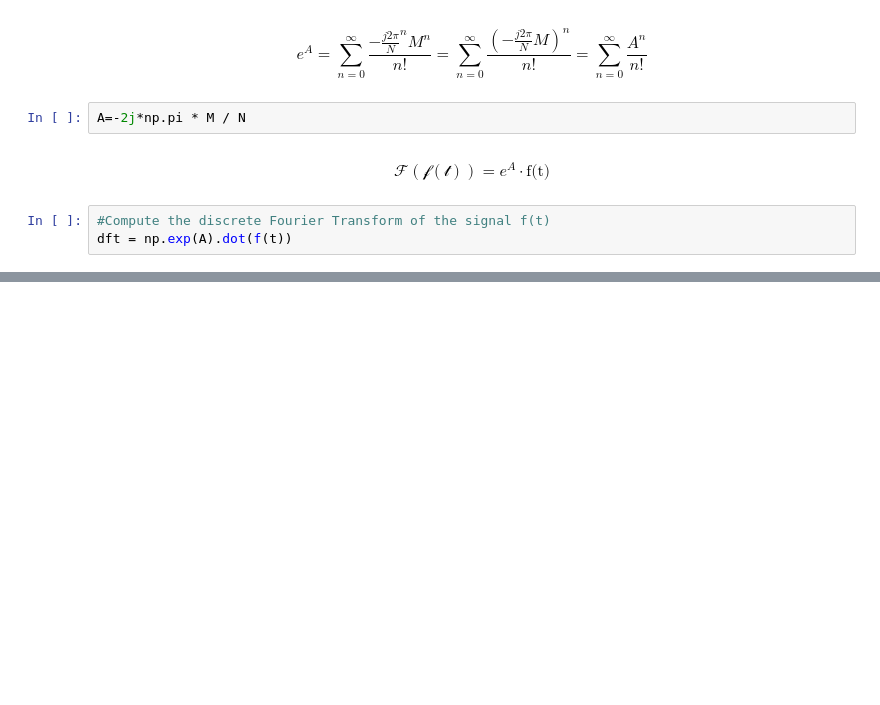
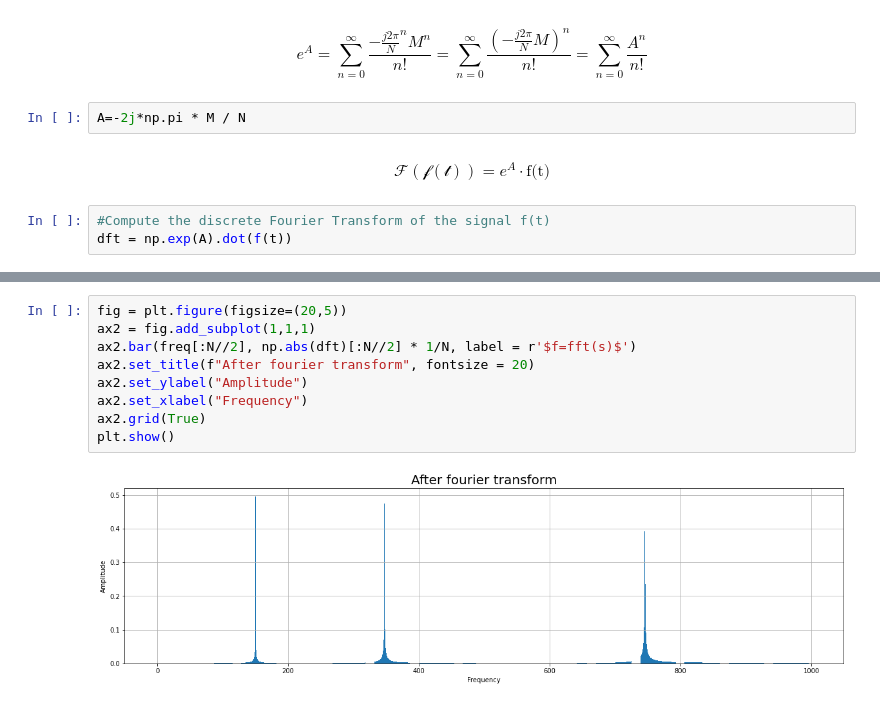
Before and after one commit to danielshaked9/Fourier-transform, a Jupyter notebook: fourier_transform.ipynb, the cells around one changed output, grey strips where cells are left out. Saved outputs shown, nothing was run; the diff lists cells and outputs as text; blank space fills up the shorter version.

```diff
--- a/fourier_transform.ipynb
+++ b/fourier_transform.ipynb
@@ -125,0 +136,11 @@ plt.show()
+# %%
+fig = plt.figure(figsize=(20,5))
+ax2 = fig.add_subplot(1,1,1)
+ax2.bar(freq[:N//2], np.abs(dft)[:N//2] * 1/N, label = r'$f=fft(s)$')
+ax2.set_title(f"After fourier transform", fontsize = 20)
+ax2.set_ylabel("Amplitude")
+ax2.set_xlabel("Frequency")
+ax2.grid(True)
+plt.show()
+# %% [output]
+[figure, added]
```
Also changed, not shown: parts of 4 cells of this notebook.
